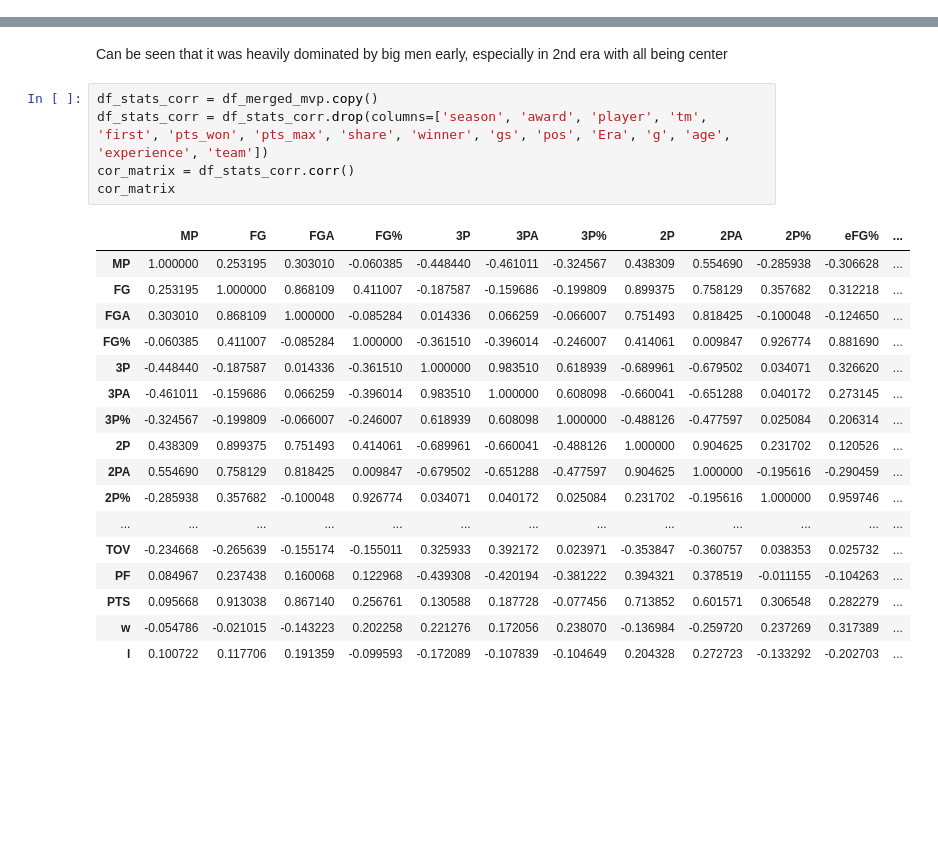
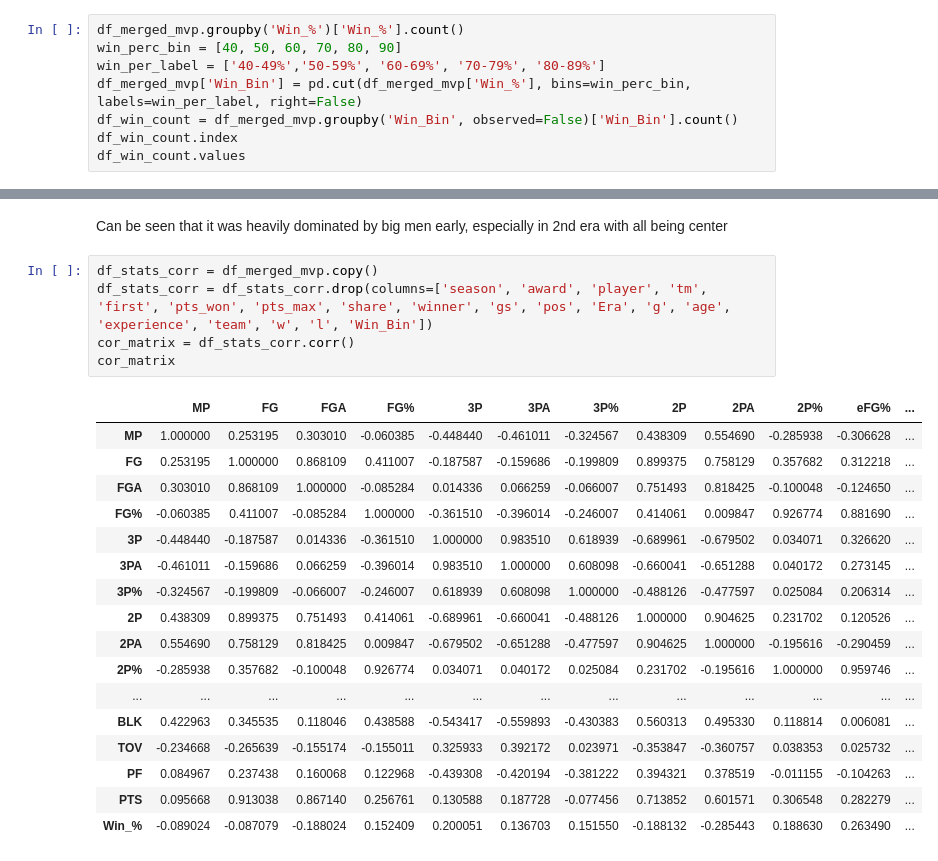
Before and after one commit to schao021/NBA_Award_Trends_and_Predictor, a Jupyter notebook: Award_Analysis.ipynb, the cells around one changed output, grey strips where cells are left out. Cells and saved outputs as stored; diff of their text form; blank space fills up the shorter version.

```diff
--- a/Award_Analysis.ipynb
+++ b/Award_Analysis.ipynb
@@ -215,0 +196,8 @@ Name: Win_%, dtype: Int64
+# %%
+df_merged_mvp.groupby('Win_%')['Win_%'].count()
+win_perc_bin = [40, 50, 60, 70, 80, 90]
+win_per_label = ['40-49%','50-59%', '60-69%', '70-79%', '80-89%']
+df_merged_mvp['Win_Bin'] = pd.cut(df_merged_mvp['Win_%'], bins=win_perc_bin, labels=win_per_label, right=False)
+df_win_count = df_merged_mvp.groupby('Win_Bin', observed=False)['Win_Bin'].count()
+df_win_count.index
+df_win_count.values
@@ -262,27 +265,27 @@ plt.show()
 Can be seen that it was heavily dominated by big men early, especially in 2nd era with all being center
 # %%
 df_stats_corr = df_merged_mvp.copy()
-df_stats_corr = df_stats_corr.drop(columns=['season', 'award', 'player', 'tm', 'first', 'pts_won', 'pts_max', 'share', 'winner', 'gs', 'pos', 'Era', 'g', 'age', 'experience', 'team'])
+df_stats_corr = df_stats_corr.drop(columns=['season', 'award', 'player', 'tm', 'first', 'pts_won', 'pts_max', 'share', 'winner', 'gs', 'pos', 'Era', 'g', 'age', 'experience', 'team', 'w', 'l', 'Win_Bin'])
 cor_matrix = df_stats_corr.corr()
 cor_matrix
 # %% [output]
 |  | MP | FG | FGA | FG% | 3P | 3PA | 3P% | 2P | 2PA | 2P% | eFG% | ... |
 | MP | 1.000000 | 0.253195 | 0.303010 | -0.060385 | -0.448440 | -0.461011 | -0.324567 | 0.438309 | 0.554690 | -0.285938 | -0.306628 | ... |
 | FG | 0.253195 | 1.000000 | 0.868109 | 0.411007 | -0.187587 | -0.159686 | -0.199809 | 0.899375 | 0.758129 | 0.357682 | 0.312218 | ... |
 | FGA | 0.303010 | 0.868109 | 1.000000 | -0.085284 | 0.014336 | 0.066259 | -0.066007 | 0.751493 | 0.818425 | -0.100048 | -0.124650 | ... |
 | FG% | -0.060385 | 0.411007 | -0.085284 | 1.000000 | -0.361510 | -0.396014 | -0.246007 | 0.414061 | 0.009847 | 0.926774 | 0.881690 | ... |
 | 3P | -0.448440 | -0.187587 | 0.014336 | -0.361510 | 1.000000 | 0.983510 | 0.618939 | -0.689961 | -0.679502 | 0.034071 | 0.326620 | ... |
 | 3PA | -0.461011 | -0.159686 | 0.066259 | -0.396014 | 0.983510 | 1.000000 | 0.608098 | -0.660041 | -0.651288 | 0.040172 | 0.273145 | ... |
 | 3P% | -0.324567 | -0.199809 | -0.066007 | -0.246007 | 0.618939 | 0.608098 | 1.000000 | -0.488126 | -0.477597 | 0.025084 | 0.206314 | ... |
 | 2P | 0.438309 | 0.899375 | 0.751493 | 0.414061 | -0.689961 | -0.660041 | -0.488126 | 1.000000 | 0.904625 | 0.231702 | 0.120526 | ... |
 | 2PA | 0.554690 | 0.758129 | 0.818425 | 0.009847 | -0.679502 | -0.651288 | -0.477597 | 0.904625 | 1.000000 | -0.195616 | -0.290459 | ... |
 | 2P% | -0.285938 | 0.357682 | -0.100048 | 0.926774 | 0.034071 | 0.040172 | 0.025084 | 0.231702 | -0.195616 | 1.000000 | 0.959746 | ... |
 | ... | ... | ... | ... | ... | ... | ... | ... | ... | ... | ... | ... | ... |
+| BLK | 0.422963 | 0.345535 | 0.118046 | 0.438588 | -0.543417 | -0.559893 | -0.430383 | 0.560313 | 0.495330 | 0.118814 | 0.006081 | ... |
 | TOV | -0.234668 | -0.265639 | -0.155174 | -0.155011 | 0.325933 | 0.392172 | 0.023971 | -0.353847 | -0.360757 | 0.038353 | 0.025732 | ... |
 | PF | 0.084967 | 0.237438 | 0.160068 | 0.122968 | -0.439308 | -0.420194 | -0.381222 | 0.394321 | 0.378519 | -0.011155 | -0.104263 | ... |
 | PTS | 0.095668 | 0.913038 | 0.867140 | 0.256761 | 0.130588 | 0.187728 | -0.077456 | 0.713852 | 0.601571 | 0.306548 | 0.282279 | ... |
-| w | -0.054786 | -0.021015 | -0.143223 | 0.202258 | 0.221276 | 0.172056 | 0.238070 | -0.136984 | -0.259720 | 0.237269 | 0.317389 | ... |
-| l | 0.100722 | 0.117706 | 0.191359 | -0.099593 | -0.172089 | -0.107839 | -0.104649 | 0.204328 | 0.272723 | -0.133292 | -0.202703 | ... |
+| Win_% | -0.089024 | -0.087079 | -0.188024 | 0.152409 | 0.200051 | 0.136703 | 0.151550 | -0.188132 | -0.285443 | 0.188630 | 0.263490 | ... |
 # %%
 fig, ax = plt.subplots(figsize=(20,10))
 sns.heatmap(cor_matrix, annot=True, cmap='coolwarm', fmt='.2f')
```
Also changed, not shown: parts of 6 cells of this notebook.
